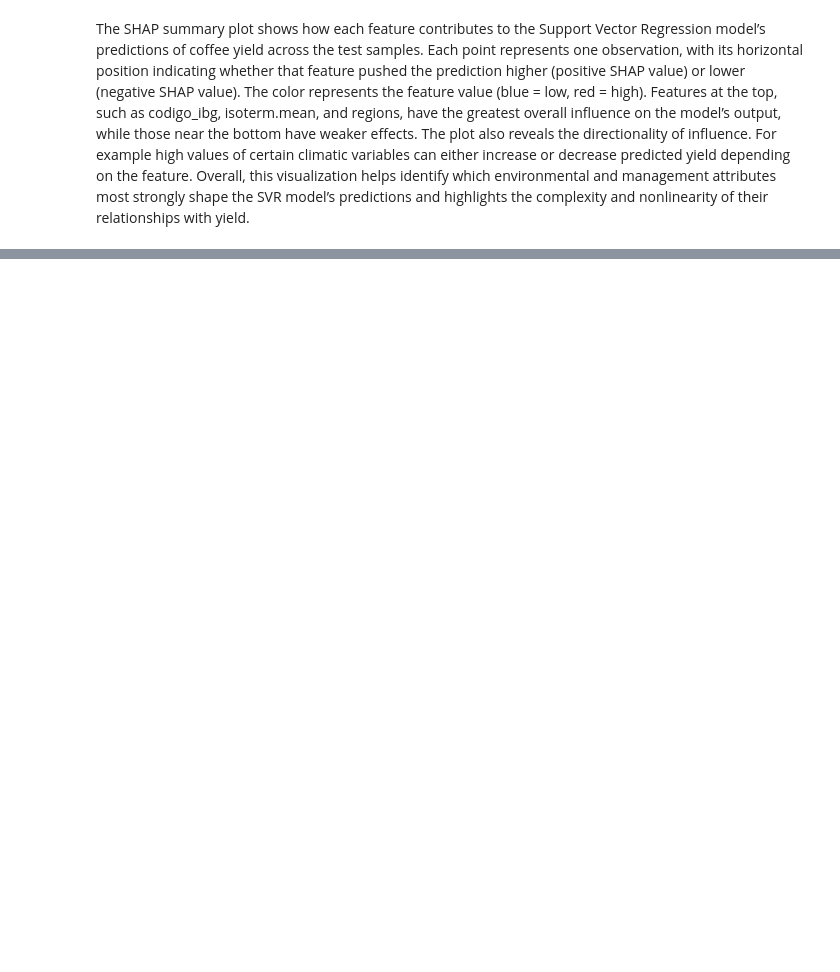
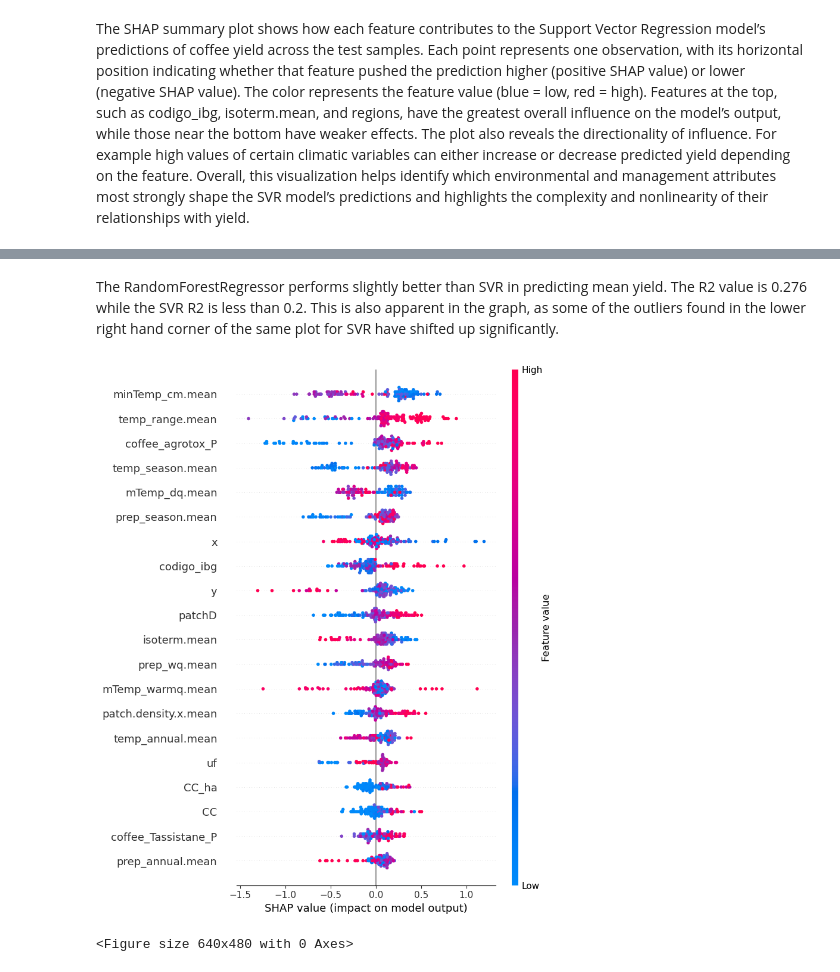
Before and after one commit to ajrx575/Machine_Learning_Final, a Jupyter notebook: ML/Final/Final_Project.ipynb, the cells around one changed output, grey strips where cells are left out. Drawn from its saved outputs; the diff is of its cells as text; code cells hidden in the pictures; blank space fills up the shorter version.

```diff
--- a/ML/Final/Final_Project.ipynb
+++ b/ML/Final/Final_Project.ipynb
@@ -455,0 +511,10 @@ plt.close()
+# %% [markdown]
+The RandomForestRegressor performs slightly better than SVR in predicting mean yield. The R2 value is 0.276 while the SVR R2 is less than 0.2. This is also apparent in the graph, as some of the outliers found in the lower right hand corner of the same plot for SVR have shifted up significantly.
+# %%
+rfr_explainer = shap.TreeExplainer(optimized_rfr_model)
+rfr_shap_values = rfr_explainer.shap_values(X_test)
+shap.summary_plot(rfr_shap_values, X_test, feature_names=X.columns)
+plt.savefig(r"/Users/adia/PyCharmMiscProject/ML/Final/Figures/RFR_shap_sum.png")
+# %% [output]
+[figure, added]
+<Figure size 640x480 with 0 Axes>
```
Also changed, not shown: parts of 30 cells of this notebook, 3 other files.
